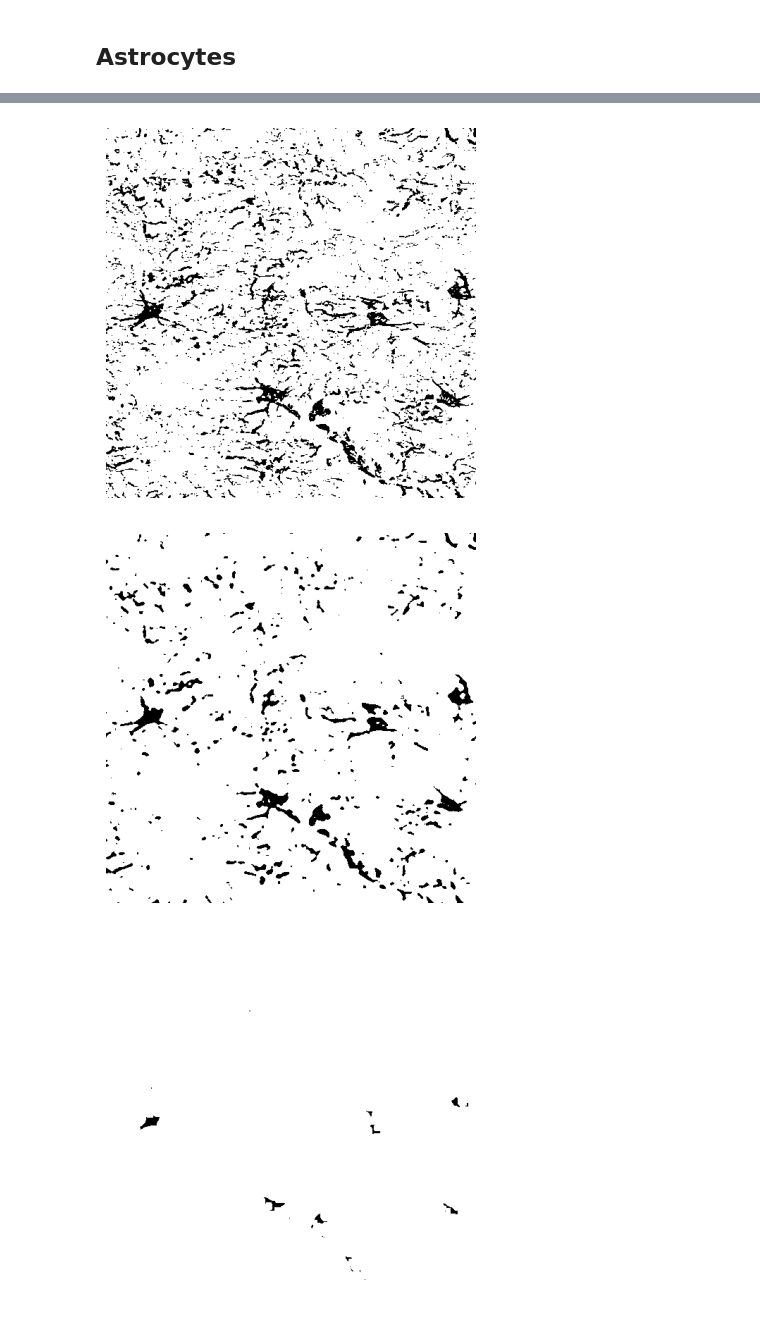
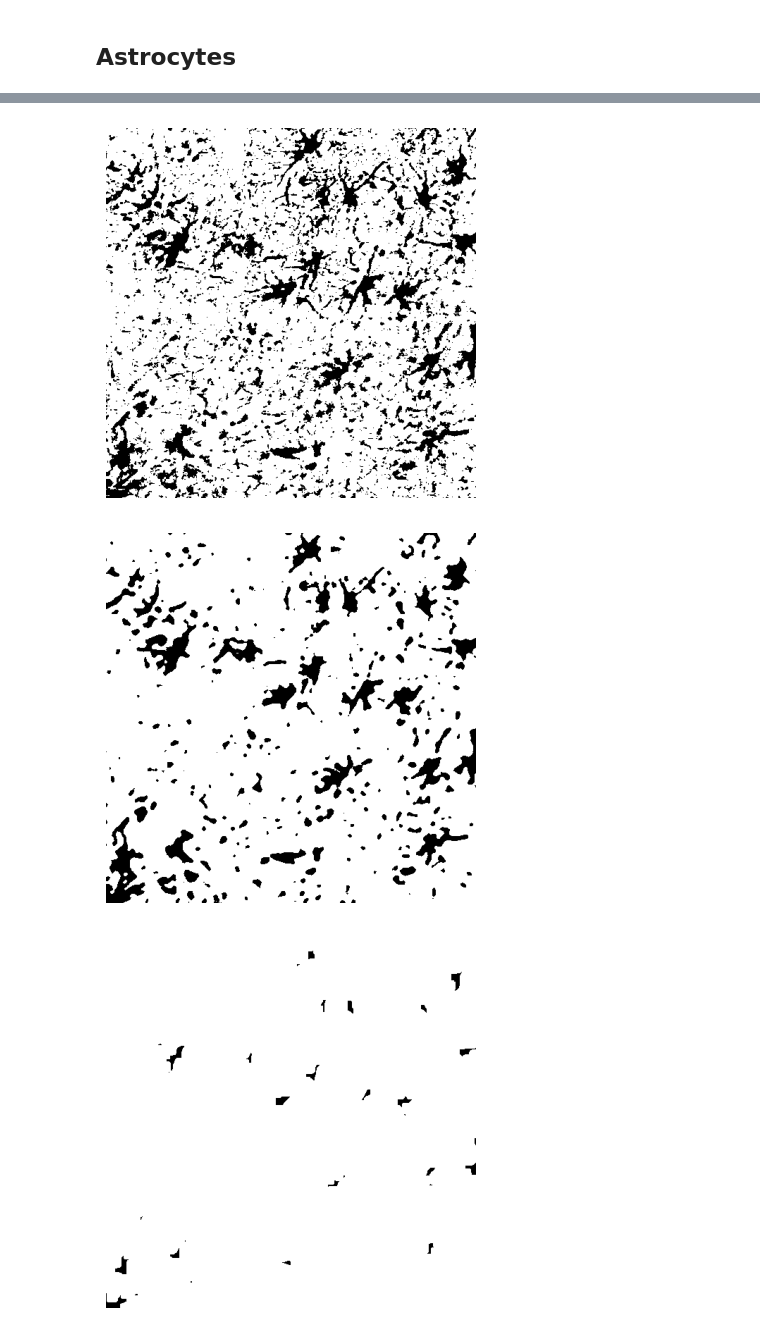
Before and after one commit to raisaaajose/astrocyte-detection, a Jupyter notebook: rule-based/astrocytes.ipynb, the cells around one changed output, grey strips where cells are left out. Cells and saved outputs as stored; diff of their text form; code cells hidden in the pictures.

```diff
--- a/rule-based/astrocytes.ipynb
+++ b/rule-based/astrocytes.ipynb
@@ -4,12 +4,9 @@
 import cv2
 import numpy as np
 import matplotlib.pyplot as plt
-import  os
-path="/home/htic/Desktop/raisa/astrocytes/astrocyte-detection/training media/image/"
-tile_name="/tile_26624_173568.jpeg"
+
 #resize
-img = cv2.imread("/home/htic/Desktop/raisa/astrocytes/astrocyte_media"+tile_name)
-cv2.imwrite("/home/htic/Desktop/raisa/astrocytes/astrocyte-detection/training-media/image-new"+tile_name,img)
+img = cv2.imread("/home/htic/Desktop/raisa/B_313_1373/tile_31744_218624.jpeg")
 img = cv2.cvtColor(img, cv2.COLOR_BGR2RGB)
 height,width,channels=img.shape
 #print(f"{height} {width} {channels}")
@@ -36,7 +33,7 @@ plt.show()
 # %%
 clahe = cv2.createCLAHE(clipLimit=5)
 clahe_img = np.clip(clahe.apply(img_gray) + 20, 0, 255).astype(np.uint8)
-_, threshold_img = cv2.threshold(img_gray, 195, 255, cv2.THRESH_BINARY)
+_, threshold_img = cv2.threshold(img_gray, 210, 255, cv2.THRESH_BINARY)
 plt.imshow(threshold_img,cmap='gray')
 # %% [output]
 <matplotlib.image.AxesImage at 0x...>
@@ -52,26 +49,26 @@ plt.imshow(otsu_thresh,cmap='gray')
 # %%
 output=threshold_img.copy()
-median_blurred = cv2.medianBlur(output, 5)
+blurred = cv2.GaussianBlur(output, (3, 3), 0)
+median_blurred = cv2.medianBlur(output, 7)
 
-kernel = np.ones((7,7), np.uint8)
+kernel = np.ones((11,11), np.uint8)
 eroded_image = cv2.erode(~median_blurred, kernel, iterations=1)
 
-median_blurred2 = cv2.medianBlur(eroded_image,7)
-
+median_blurred2 = cv2.medianBlur(eroded_image, 7)
 plt.imshow(output,cmap='gray')
 plt.axis('off')
 plt.show()
 plt.imshow(median_blurred,cmap='gray')
 plt.axis('off')
 plt.show()
 plt.imshow(~eroded_image,cmap='gray')
 plt.axis('off')
 plt.show()
 plt.imshow(~median_blurred2,cmap='gray')
 median_blurred2_array=np.array(median_blurred2)
 plt.axis('off')
 plt.show()
 # %% [output]
-[figure, old version]
+[figure, new version]
-[figure, old version]
+[figure, new version]
-[figure, old version]
+[figure, new version]
```
Also changed, not shown: parts of 11 cells of this notebook.
